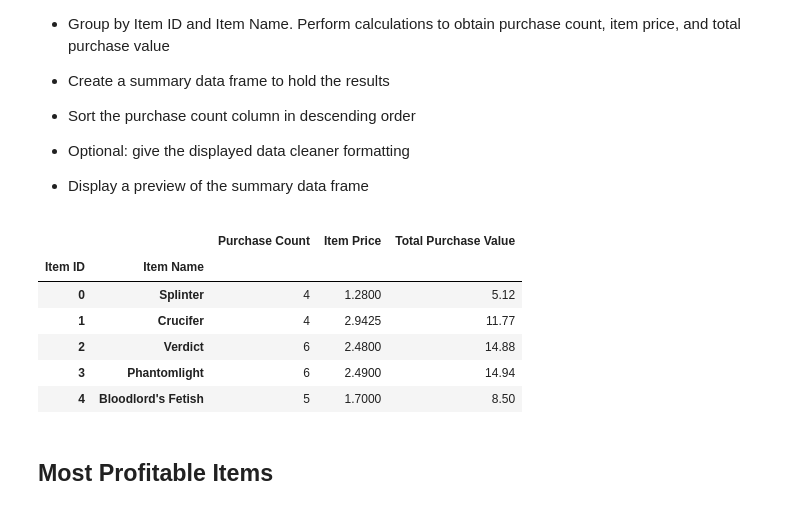
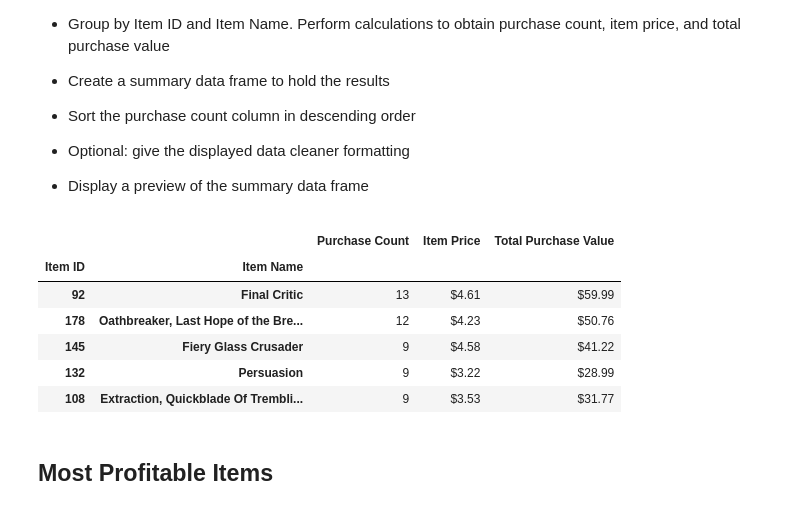
Before and after one commit to nguyenkevn/pandas-challenge, a Jupyter notebook: HeroesOfPymoli/kn_version.ipynb, the cells around one changed output. Cells and saved outputs as stored; diff of their text form; code cells hidden in the pictures.

```diff
--- a/HeroesOfPymoli/kn_version.ipynb
+++ b/HeroesOfPymoli/kn_version.ipynb
@@ -291,30 +319,39 @@ sn_df
 # %%
 #Dataframe with item id, item name, and price
 items_df= purchase_data[["Item ID", "Item Name", "Price"]]
 
 #Grouping the items by item id and item name
 items_id_name=items_df.groupby(["Item ID", "Item Name"])
 
 #Count of times item was purchase
 item_purchase_count=items_id_name["Price"].count()
 
 #Identify total purchase value of the item
 item_purchase_total=items_id_name["Price"].sum()
 
 #Calculate price of each item
 item_price=item_purchase_total/item_purchase_count
 
 #Creating dataframe of popular item calculations
-popular_items=pd.DataFrame({"Purchase Count": item_purchase_count, "Item Price": item_price, "Total Purchase Value": item_purchase_total})
-popular_items.head()
+popular_items_df=pd.DataFrame({"Purchase Count": item_purchase_count, "Item Price": item_price, "Total Purchase Value": item_purchase_total})
+popular_items_df.head()
+
+#Sorting in descending order of purchase count
+sorted_popular_items_df=popular_items_df.sort_values(["Purchase Count"],ascending=False)
+
+#Formatting the values
+sorted_popular_items_df["Item Price"]=sorted_popular_items_df["Item Price"].map("${:.2f}".format)
+sorted_popular_items_df["Total Purchase Value"]=sorted_popular_items_df["Total Purchase Value"].map("${:.2f}".format)
+
+sorted_popular_items_df.head()
 # %% [output]
 |  |  | Purchase Count | Item Price | Total Purchase Value |
 | Item ID | Item Name |  |  |  |
-| 0 | Splinter | 4 | 1.2800 | 5.12 |
-| 1 | Crucifer | 4 | 2.9425 | 11.77 |
-| 2 | Verdict | 6 | 2.4800 | 14.88 |
-| 3 | Phantomlight | 6 | 2.4900 | 14.94 |
-| 4 | Bloodlord's Fetish | 5 | 1.7000 | 8.50 |
+| 92 | Final Critic | 13 | $4.61 | $59.99 |
+| 178 | Oathbreaker, Last Hope of the Bre... | 12 | $4.23 | $50.76 |
+| 145 | Fiery Glass Crusader | 9 | $4.58 | $41.22 |
+| 132 | Persuasion | 9 | $3.22 | $28.99 |
+| 108 | Extraction, Quickblade Of Trembli... | 9 | $3.53 | $31.77 |
 # %% [markdown]
 ## Most Profitable Items
 # %% [markdown]
```
Also changed, not shown: parts of 9 cells of this notebook.
